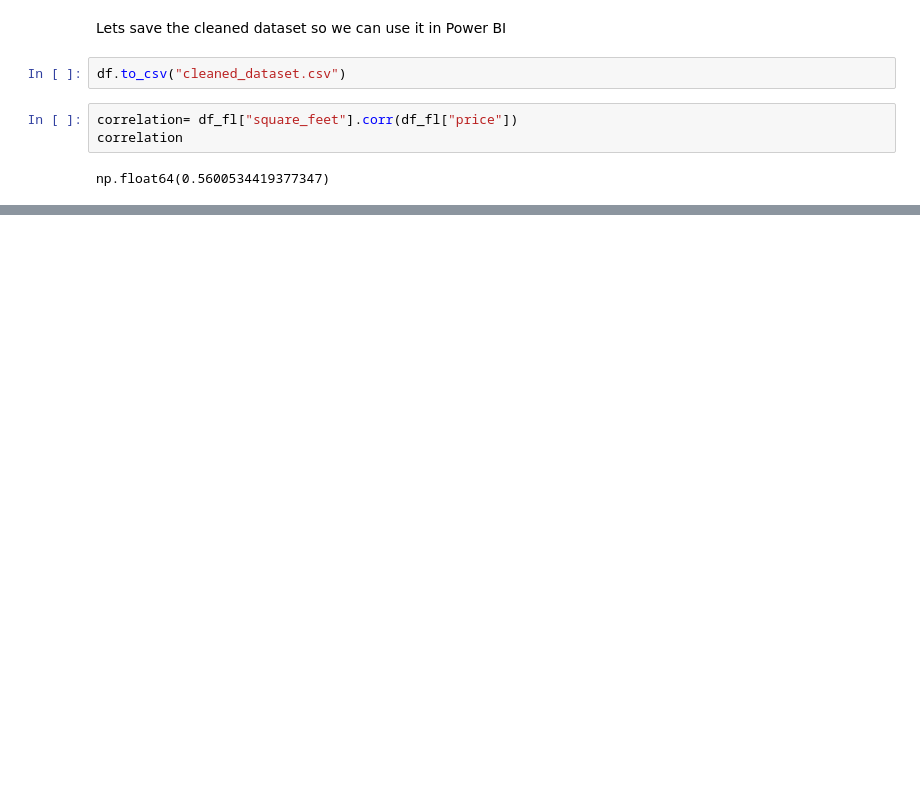
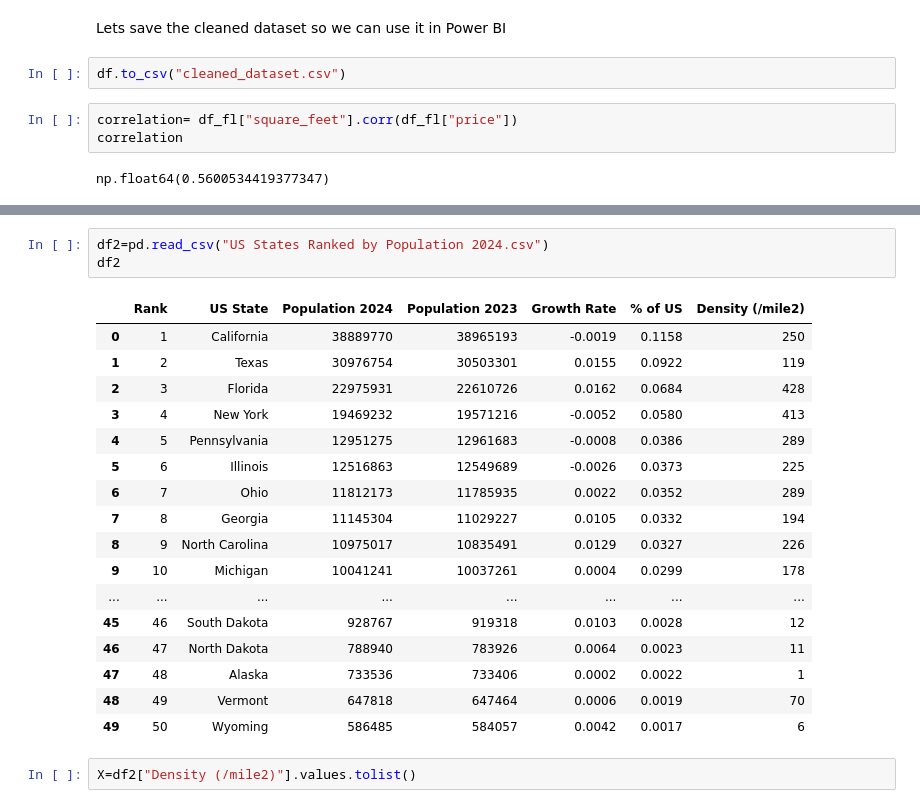
Before and after one commit to bimi2002/Apartment-for-Rent-Classified-Analysation, a Jupyter notebook: dataprocessing.ipynb, the cells around one changed output, grey strips where cells are left out. Saved outputs shown, nothing was run; the diff lists cells and outputs as text; blank space fills up the shorter version.

```diff
--- a/dataprocessing.ipynb
+++ b/dataprocessing.ipynb
@@ -122,0 +136,23 @@ np.float64(0.5600534419377347)
+# %%
+df2=pd.read_csv("US States Ranked by Population 2024.csv")
+df2
+# %% [output]
+|  | Rank | US State | Population 2024 | Population 2023 | Growth Rate | % of US | Density (/mile2) |
+| 0 | 1 | California | 38889770 | 38965193 | -0.0019 | 0.1158 | 250 |
+| 1 | 2 | Texas | 30976754 | 30503301 | 0.0155 | 0.0922 | 119 |
+| 2 | 3 | Florida | 22975931 | 22610726 | 0.0162 | 0.0684 | 428 |
+| 3 | 4 | New York | 19469232 | 19571216 | -0.0052 | 0.0580 | 413 |
+| 4 | 5 | Pennsylvania | 12951275 | 12961683 | -0.0008 | 0.0386 | 289 |
+| 5 | 6 | Illinois | 12516863 | 12549689 | -0.0026 | 0.0373 | 225 |
+| 6 | 7 | Ohio | 11812173 | 11785935 | 0.0022 | 0.0352 | 289 |
+| 7 | 8 | Georgia | 11145304 | 11029227 | 0.0105 | 0.0332 | 194 |
+| 8 | 9 | North Carolina | 10975017 | 10835491 | 0.0129 | 0.0327 | 226 |
+| 9 | 10 | Michigan | 10041241 | 10037261 | 0.0004 | 0.0299 | 178 |
+| ... | ... | ... | ... | ... | ... | ... | ... |
+| 45 | 46 | South Dakota | 928767 | 919318 | 0.0103 | 0.0028 | 12 |
+| 46 | 47 | North Dakota | 788940 | 783926 | 0.0064 | 0.0023 | 11 |
+| 47 | 48 | Alaska | 733536 | 733406 | 0.0002 | 0.0022 | 1 |
+| 48 | 49 | Vermont | 647818 | 647464 | 0.0006 | 0.0019 | 70 |
+| 49 | 50 | Wyoming | 586485 | 584057 | 0.0042 | 0.0017 | 6 |
+# %%
+X=df2["Density (/mile2)"].values.tolist()
```
Also changed, not shown: parts of 4 cells of this notebook, 3 other files.
